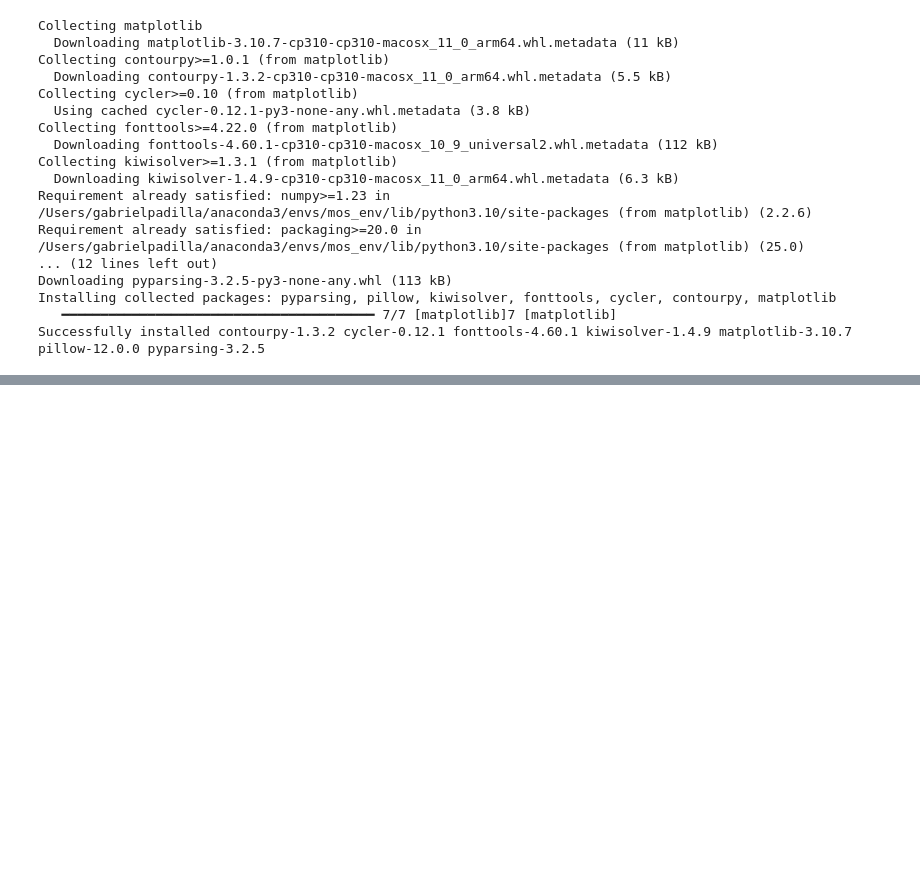
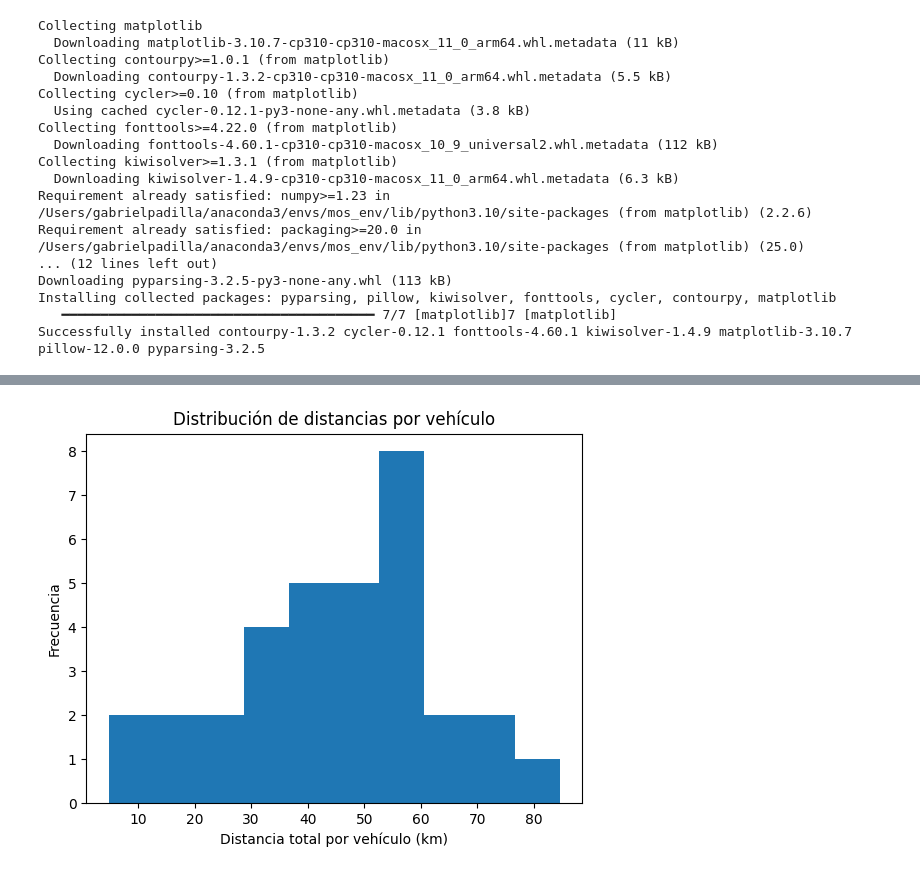
Before and after one commit to incarasa/Proyecto2MOS, a Jupyter notebook: caso3/analisis_sensibilidad.ipynb, the cells around one changed output, grey strips where cells are left out. Drawn from its saved outputs; the diff is of its cells as text; code cells hidden in the pictures; blank space fills up the shorter version.

```diff
--- a/caso3/analisis_sensibilidad.ipynb
+++ b/caso3/analisis_sensibilidad.ipynb
@@ -78,3 +78,23 @@ def haversine(lat1, lon1, lat2, lon2):
 rutas["Distance_km"] = rutas.apply(
     lambda r: haversine(*coords[r["From"]], *coords[r["To"]]), axis=1
 )
+# %%
+m = folium.Map(location=[clients["Latitude"].mean(), clients["Longitude"].mean()], zoom_start=11)
+
+# Agregar CDs
+for _, row in depots.iterrows():
+    folium.Marker(
+        [row["Latitude"], row["Longitude"]],
+        popup=f'Depot {row["StandardizedID"]}',
+        icon=folium.Icon(color='red', icon='warehouse', prefix='fa')
+    ).add_to(m)
+
+# Agregar rutas por vehículo
+for v in rutas["VehicleID"].unique():
+    dfv = rutas[rutas["VehicleID"] == v]
+    for _, r in dfv.iterrows():
+        folium.PolyLine(
+            [coords[r["From"]], coords[r["To"]]], color='blue', weight=2, opacity=0.7
+        ).add_to(m)
+
+m.save("mapa_caso3.html")
@@ -80,0 +137,15 @@ rutas["Distance_km"] = rutas.apply(
+# %%
+# Parámetros económicos
+C_dist = 2500     # Costo por km
+speed = 30        # km/h
+
+# Agrupar por vehículo
+vehicle_summary = rutas.groupby("VehicleID").agg(
+    TotalDistance_km = ("Distance_km", "sum"),
+    NumberOfArcs = ("Distance_km", "count")
+).reset_index()
+
+vehicle_summary["TravelTime_hours"] = vehicle_summary["TotalDistance_km"] / speed
+vehicle_summary["Cost_distance"] = vehicle_summary["TotalDistance_km"] * C_dist
+
+vehicle_summary
@@ -80,0 +196,10 @@ rutas["Distance_km"] = rutas.apply(
+# %%
+import matplotlib.pyplot as plt
+
+plt.hist(vehicle_summary["TotalDistance_km"], bins=10)
+plt.xlabel("Distancia total por vehículo (km)")
+plt.ylabel("Frecuencia")
+plt.title("Distribución de distancias por vehículo")
+plt.show()
+# %% [output]
+[figure, added]
```
Also changed, not shown: parts of 4 cells of this notebook.
